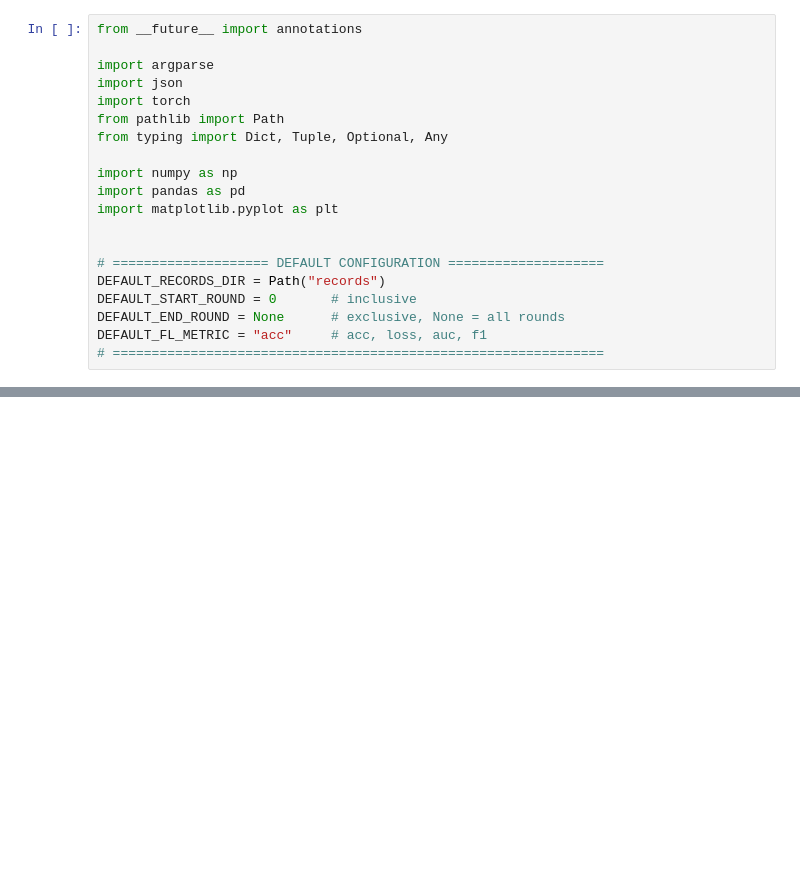
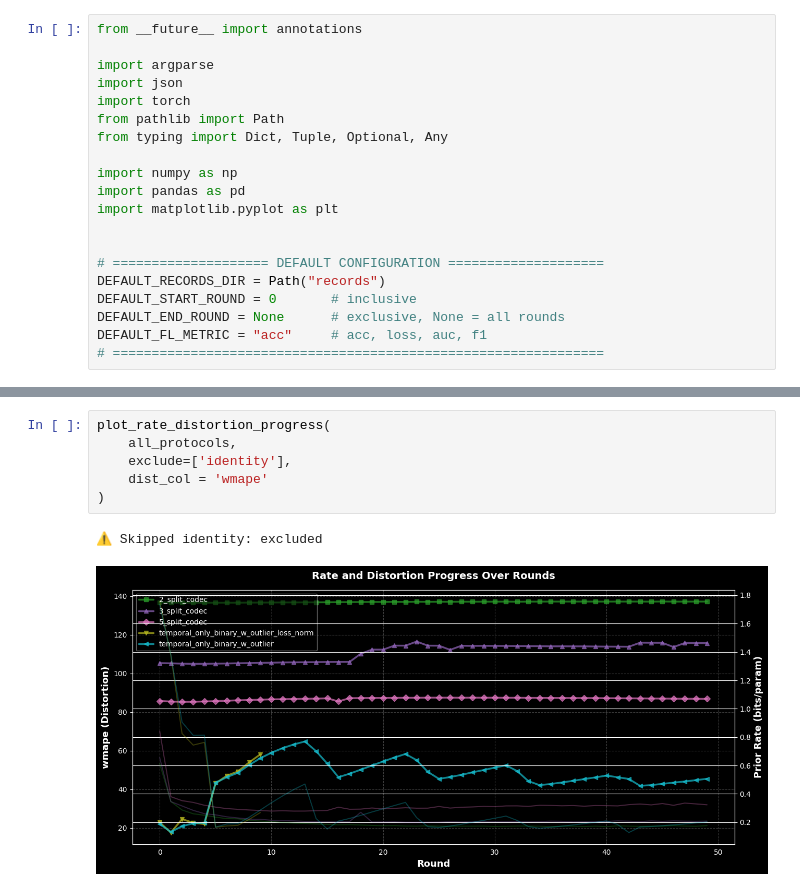
Before and after one commit to HosseinOutward/VUB-ACS-25_Thesis, a Jupyter notebook: FL_code/experiments/records_analysis.ipynb, the cells around one changed output, grey strips where cells are left out. Saved outputs shown, nothing was run; the diff lists cells and outputs as text; blank space fills up the shorter version.

```diff
--- a/FL_code/experiments/records_analysis.ipynb
+++ b/FL_code/experiments/records_analysis.ipynb
@@ -268,0 +260,9 @@ plot_rate_distortion_progress(
+# %%
+plot_rate_distortion_progress(
+    all_protocols,
+    exclude=['identity'],
+    dist_col = 'wmape'
+)
+# %% [output]
+⚠ Skipped identity: excluded
+[figure, added]
```
Also changed, not shown: parts of 5 cells of this notebook, 6 other files.
